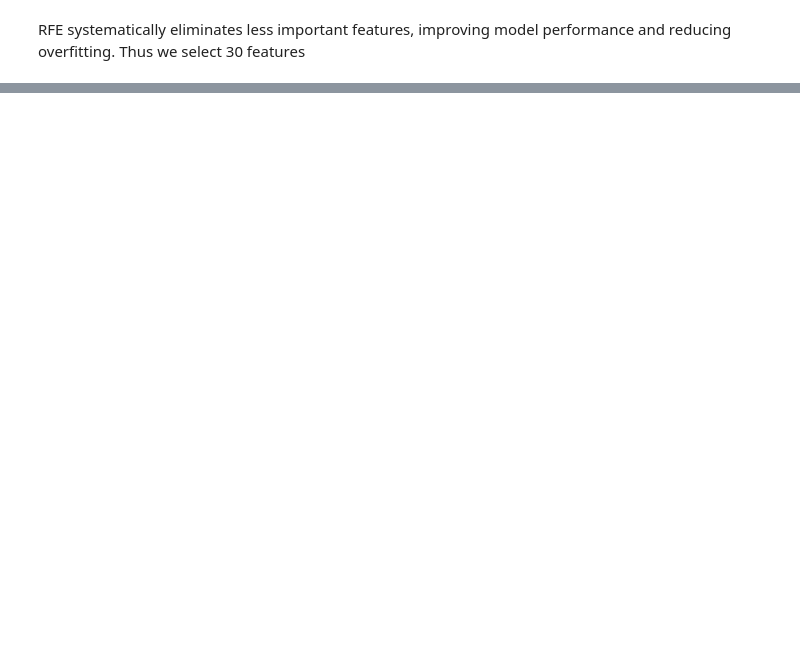
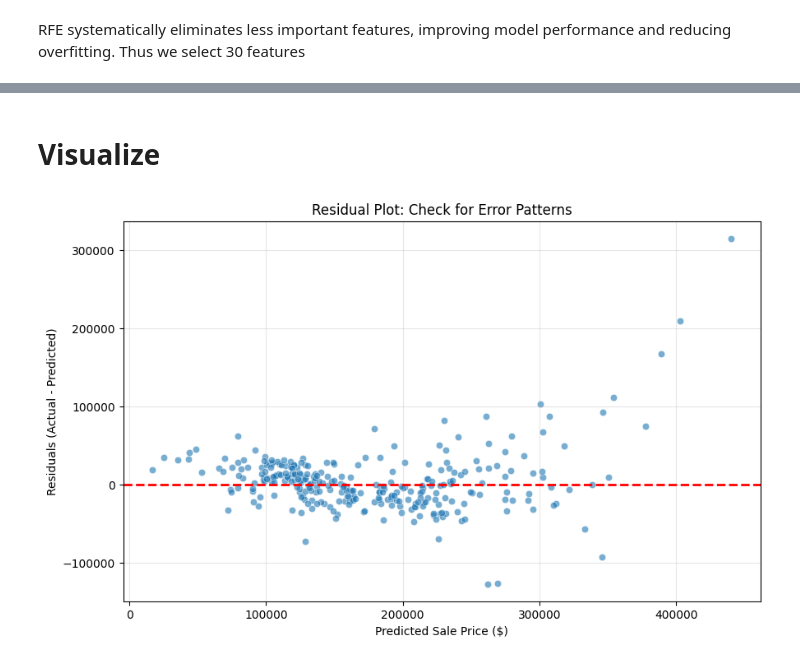
Before and after one commit to AnushkaSDBI/Chapter_2_GroupExercise2_Regression_Analysis, a Jupyter notebook: Jupyter Notebook/Chapter_2_Group_Exercise_2_Regression_Analysis_and_Feature_Selection.ipynb, the cells around one changed output, grey strips where cells are left out. Cells and saved outputs as stored; diff of their text form; code cells hidden in the pictures; blank space fills up the shorter version.

Commit message:
Build and Evaluate Models

```diff
--- a/Jupyter Notebook/Chapter_2_Group_Exercise_2_Regression_Analysis_and_Feature_Selection.ipynb
+++ b/Jupyter Notebook/Chapter_2_Group_Exercise_2_Regression_Analysis_and_Feature_Selection.ipynb
@@ -164,12 +164,19 @@ Functional: 100
 The following columns have outliers: ['RoofStyle', 'MSZoning', 'SaleCondition', 'BldgType', 'Condition1', 'SaleType', 'LandContour', 'Electrical', 'KitchenQual', 'Functional']
 We will doing log transformation to handle these outliers since log transformation reduces skewness and minimizes the impact of extreme values while retaining all observations.
 # %%
+# Instead of log transformation for these categorical columns:
 outlier_cols = ['RoofStyle', 'MSZoning', 'SaleCondition', 'BldgType',
                 'Condition1', 'SaleType', 'LandContour', 'Electrical',
                 'KitchenQual', 'Functional']
 
+# 1. Identify the rare categories (e.g., categories appearing in less than 1% of data)
 for col in outlier_cols:
-    X[col] = np.log1p(X[col])
+    counts = df[col].value_counts(normalize=True)
+    rare_categories = counts[counts < 0.01].index
 
-print(f"Columns transformed: {len(outlier_cols)}")
+    # 2. Group them into "Other"
+    df[col] = df[col].replace(rare_categories, 'Other')
+
+# NOW you can perform LabelEncoding or One-Hot Encoding
+print("Rare categorical outliers grouped into 'Other' successfully.")
 # %% [output]
@@ -282,0 +285,9 @@ RFE systematically eliminates less important features, improving model performan
+# %%
+from sklearn.model_selection import train_test_split, cross_val_score
+from sklearn.linear_model import LinearRegression
+from sklearn.metrics import mean_squared_error, r2_score
+import numpy as np
+
+# 1. Prepare Data
+# We use X_rfe which contains the 30 selected features
+X_train, X_test, y_train, y_test = train_test_split(X_rfe, y, test_size=0.2, random_state=42)
@@ -282,0 +345,25 @@ RFE systematically eliminates less important features, improving model performan
+# %% [markdown]
+# Visualize
+# %%
+import matplotlib.pyplot as plt
+import seaborn as sns
+
+# Create Visualization
+plt.figure(figsize=(10, 6))
+
+# calculate residuals manually to ensure it works every time
+residuals = y_test - y_pred
+
+# Scatter plot of Predicted vs Residuals
+sns.scatterplot(x=y_pred, y=residuals, alpha=0.6)
+
+# Add a horizontal line at 0 - this is the "Line of Perfection"
+plt.axhline(y=0, color='red', linestyle='--', lw=2)
+
+plt.title('Residual Plot: Check for Error Patterns')
+plt.xlabel('Predicted Sale Price ($)')
+plt.ylabel('Residuals (Actual - Predicted)')
+plt.grid(True, alpha=0.3)
+plt.show()
+# %% [output]
+[figure, added]
```
Also changed, not shown: parts of 18 cells of this notebook.
